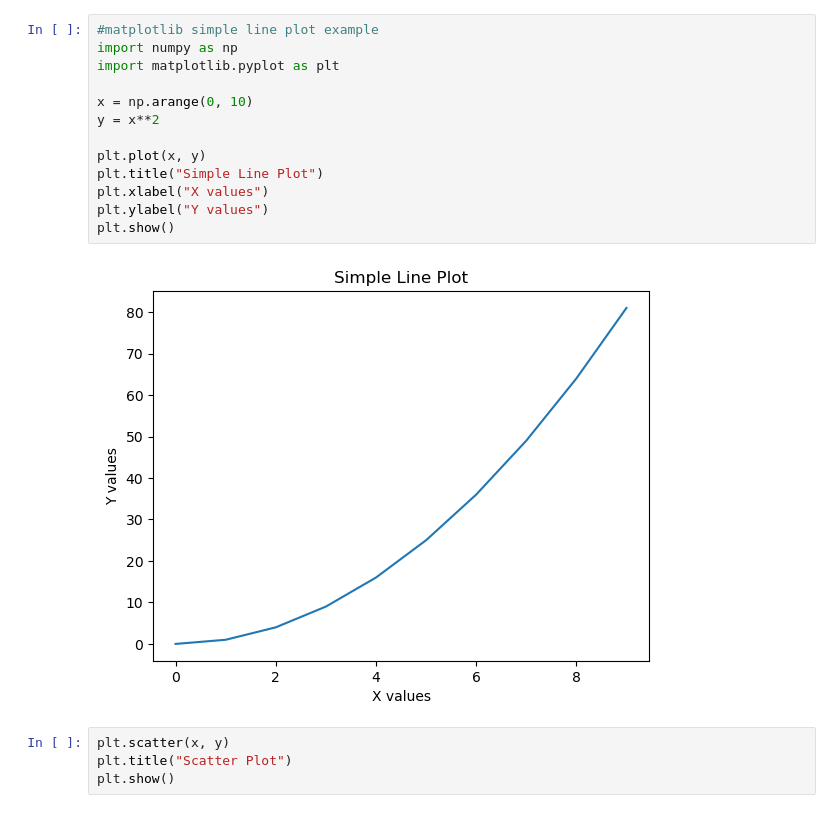
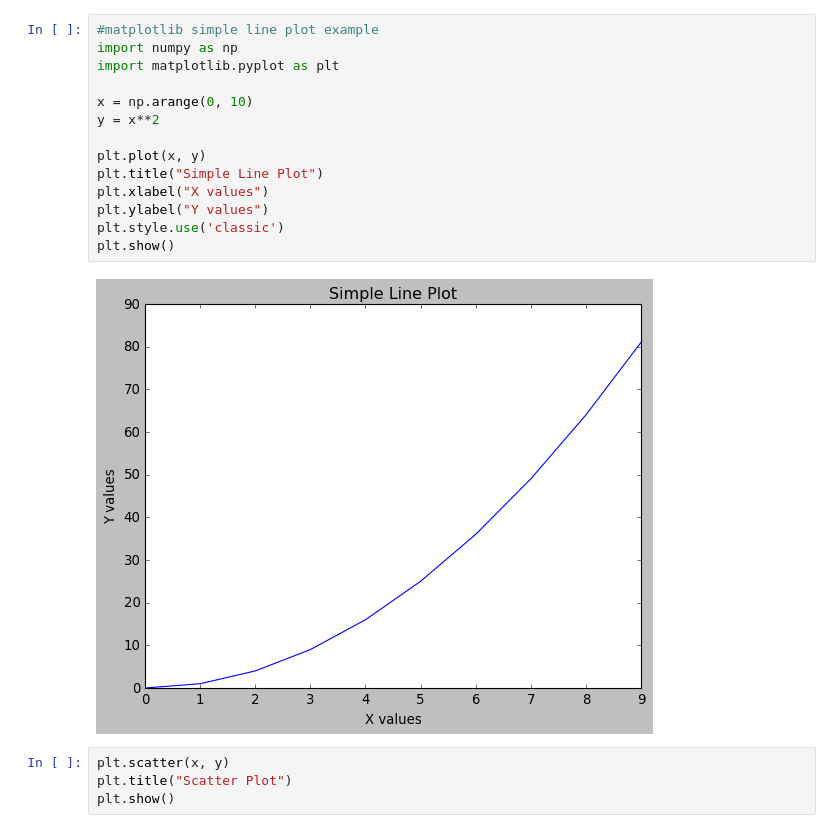
Before and after one commit to balaji-wadhekar/machine-learning, a Jupyter notebook: matplotlib.ipynb, the cells around one changed output. Drawn from its saved outputs; the diff is of its cells as text.

```diff
--- a/matplotlib.ipynb
+++ b/matplotlib.ipynb
@@ -1,18 +1,19 @@
 # %%
 #matplotlib simple line plot example
 import numpy as np
 import matplotlib.pyplot as plt
 
 x = np.arange(0, 10)
 y = x**2
 
 plt.plot(x, y)
 plt.title("Simple Line Plot")
 plt.xlabel("X values")
 plt.ylabel("Y values")
+plt.style.use('classic')
 plt.show()
 # %% [output]
-[figure, old version]
+[figure, new version]
 # %%
 plt.scatter(x, y)
 plt.title("Scatter Plot")
```
Also changed, not shown: parts of 4 cells of this notebook, 8 other files.
